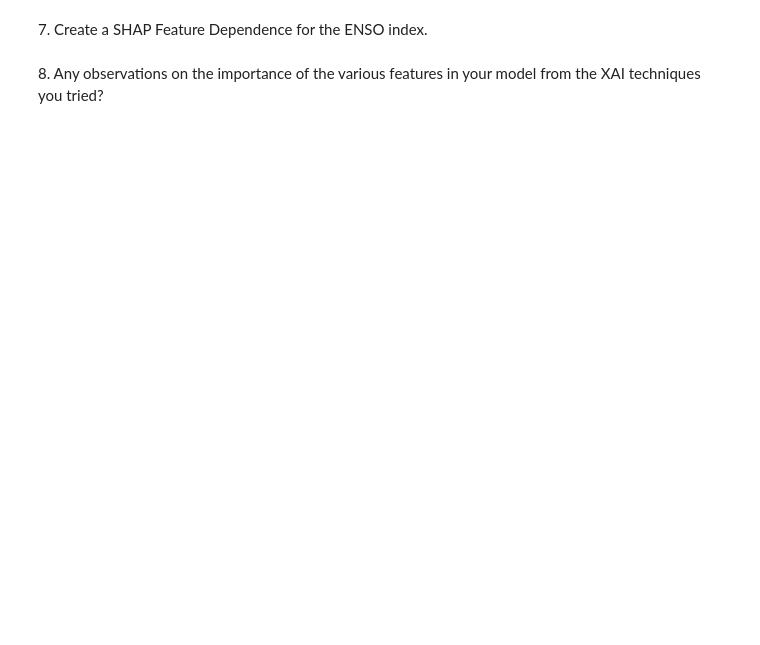
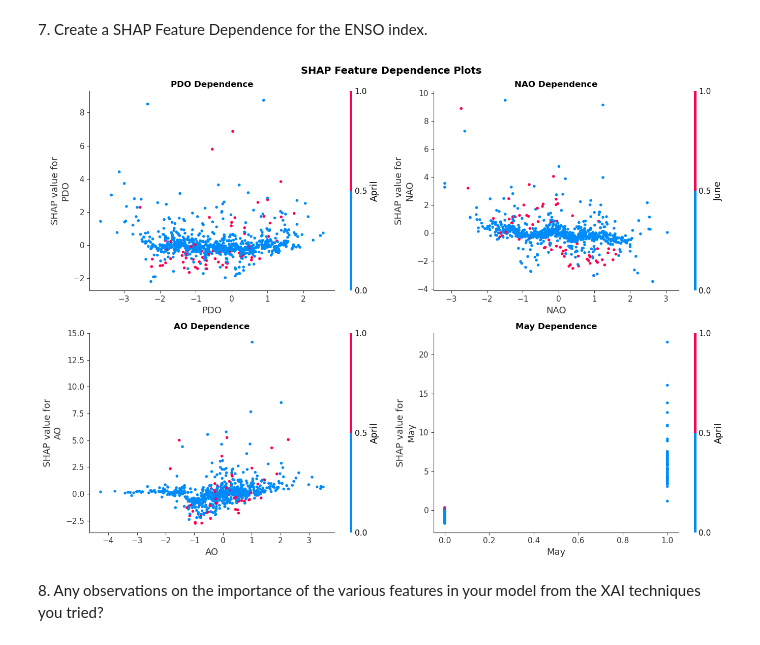
Before and after one commit to swnesbitt/ATMS-523-Module-6, a Jupyter notebook: ATMS-523-HW6.ipynb, the cells around one changed output. Drawn from its saved outputs; the diff is of its cells as text; code cells hidden in the pictures; blank space fills up the shorter version.

```diff
--- a/ATMS-523-HW6.ipynb
+++ b/ATMS-523-HW6.ipynb
@@ -391,3 +393,19 @@ Permutation Importance (Top 5):
 5. April               : 0.327560
 # %% [markdown]
 6\. Create a SHAP Summary Plot showing feature importance and feature effects.
+# %%
+# Create SHAP explainer
+explainer = shap.TreeExplainer(rf_model_month)
+shap_values = explainer.shap_values(X_with_month)
+
+# Summary plot
+plt.figure(figsize=(10, 8))
+shap.summary_plot(shap_values, X_with_month, show=False)
+plt.tight_layout()
+plt.show()
+
+# bar plot
+plt.figure(figsize=(10, 6))
+shap.summary_plot(shap_values, X_with_month, plot_type="bar", show=False)
+plt.tight_layout()
+plt.show()
@@ -394,4 +415,30 @@ Permutation Importance (Top 5):
 # %% [markdown]
 7\. Create a SHAP Feature Dependence for the ENSO index.
+# %%
+# Create 2x2 grid of dependence plots
+fig, axes = plt.subplots(2, 2, figsize=(14, 10))
+
+# Flatten axes for easier indexing
+axes = axes.flatten()
+
+# Features to plot: 3 climate indices + 1 important month
+features_to_plot = ['PDO', 'NAO', 'AO', 'May']
+
+for idx, feature in enumerate(features_to_plot):
+    shap.dependence_plot(
+        feature,
+        shap_values,
+        X_with_month,
+        interaction_index="auto",  # Automatically selects the strongest interaction
+        show=False,
+        ax=axes[idx]
+    )
+    axes[idx].set_title(f'{feature} Dependence', fontsize=12, fontweight='bold')
+
+plt.suptitle('SHAP Feature Dependence Plots', fontsize=14, fontweight='bold')
+plt.tight_layout()
+plt.show()
+# %% [output]
+[figure, added]
 # %% [markdown]
 8\. Any observations on the importance of the various features in your model from the XAI techniques you tried?
```
Also changed, not shown: parts of 3 cells of this notebook.
